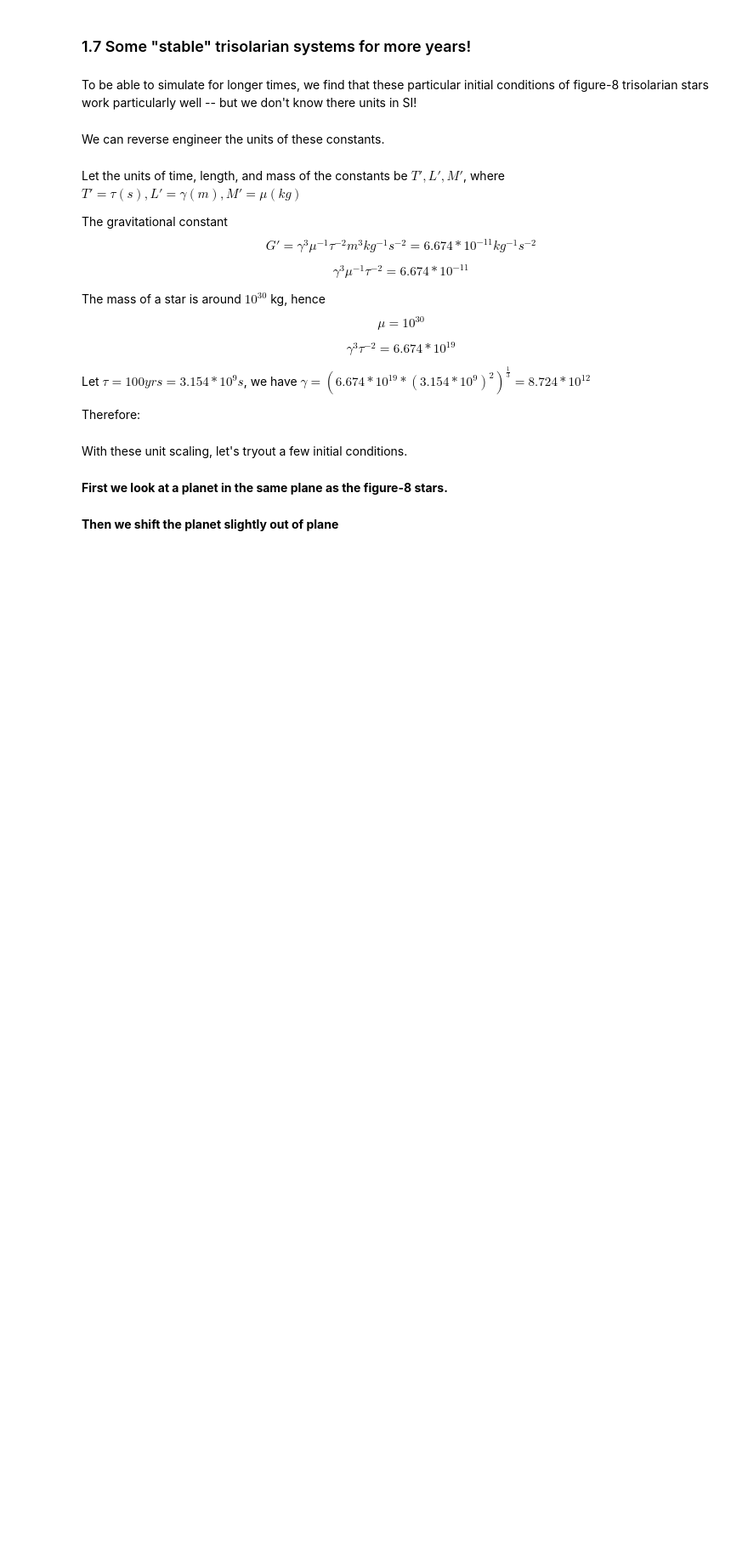
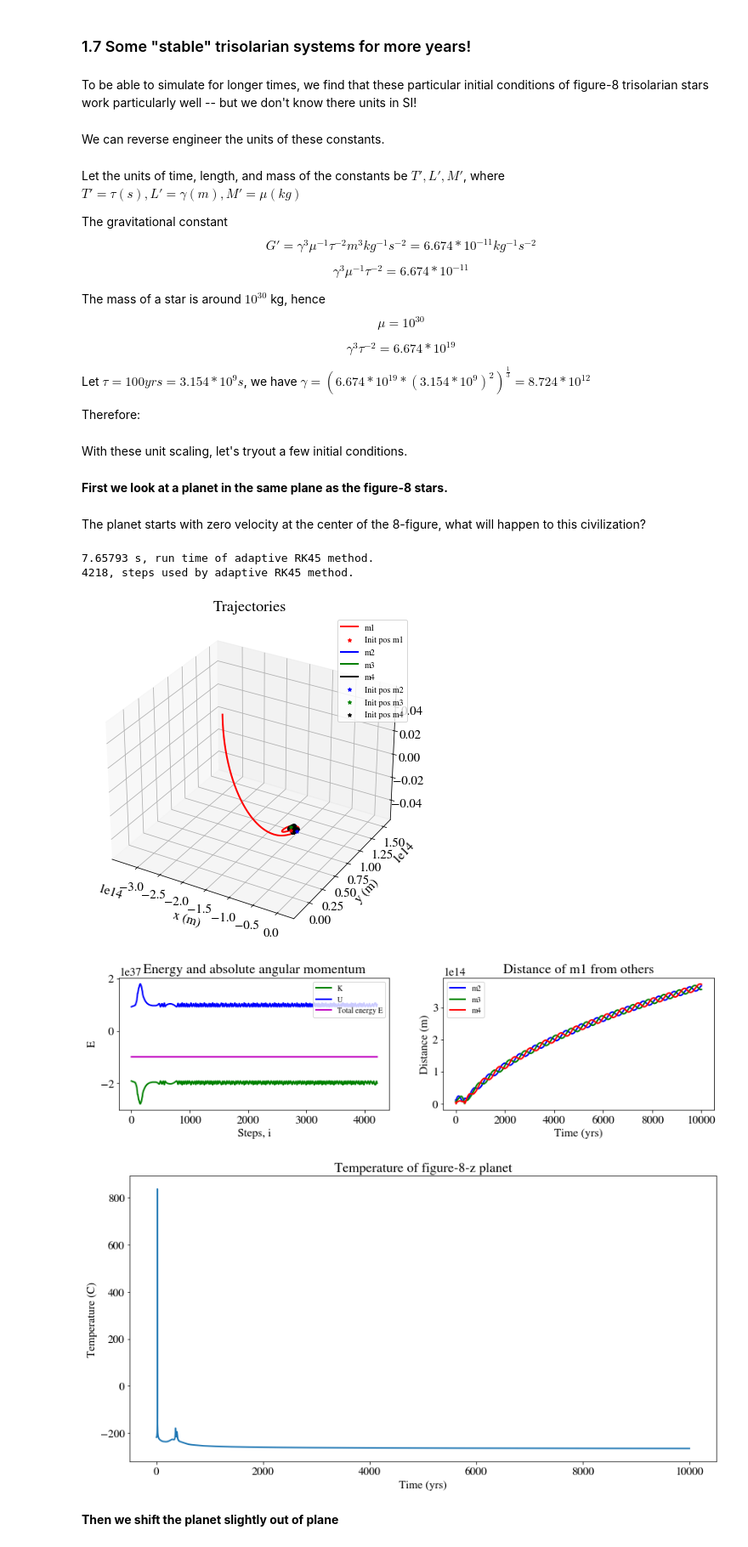
Before and after one commit to narnix-gnos/Trisolarian, a Jupyter notebook: midterm_report.ipynb, the cells around one changed output. Shown at 85% size. Saved outputs shown, nothing was run; the diff lists cells and outputs as text; code cells hidden in the pictures; blank space fills up the shorter version.

```diff
--- a/midterm_report.ipynb
+++ b/midterm_report.ipynb
@@ -272,7 +255,7 @@ def traj_time(Z_t, i, T, dt):
 # %% [markdown]
 Plot 3D trajectory, Energy by step, and Distance to 3 stars by time.
 # %%
-def plot(Z, E, D, t, plot_planet):
+def plot(Z, E, D, t, plot_planet=True):
     plt.figure()
 
     # Trajectory
@@ -589,22 +556,30 @@ maxi = 10000
 theta = 0.001
 # %% [markdown]
 **First we look at a planet in the same plane as the figure-8 stars.**
+# %% [markdown]
+The planet starts with zero velocity at the center of the 8-figure, what will happen to this civilization?
 # %%
 z0 = init_conditions['fig8-planet']
 Z, E, D, t1 = traj_step(G, m1, m2, m3, m4, T, TOL, maxi, theta, z0)
 
 # Unit translation
 t1 *= 100 # in years
 Z *= gamma
 D *= gamma
 E *= mu * gamma ** 2 * tau ** (-2)
 
 # Trajectory Graph
-grapher(Z, E, D, t1)
+plot(Z, E, D, t1)
 
 # Temperature graph
 P_star = [3.85e26, 3.85e26, 3.85e26] # assume all 3 stars has same power as our Sun
 Temp1 = temperature(D, P_star)
 graph_temperature(t1, Temp1)
+# %% [output]
+7.65793 s, run time of adaptive RK45 method.
+4218, steps used by adaptive RK45 method.
+[figure, added]
+[figure, added]
+[figure, added]
 # %% [markdown]
 **Then we shift the planet slightly out of plane**
```
Also changed, not shown: parts of 23 cells of this notebook, 1 other file.
